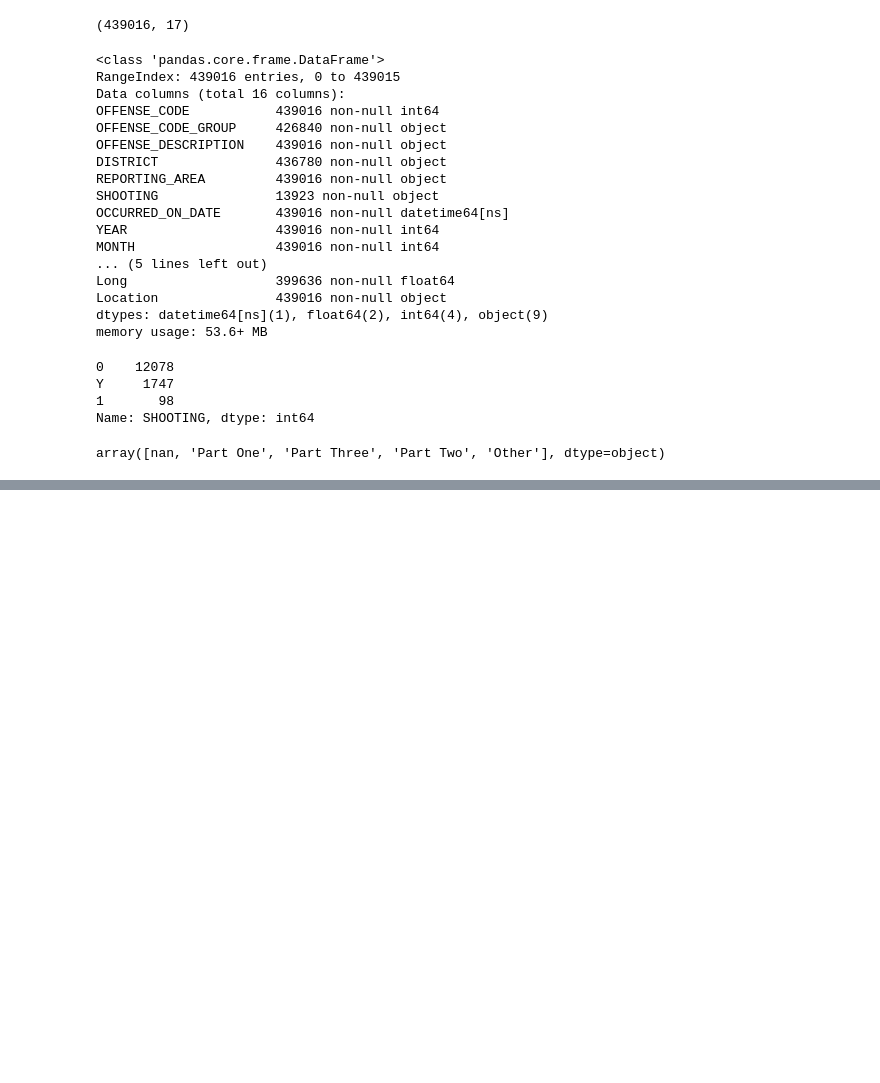
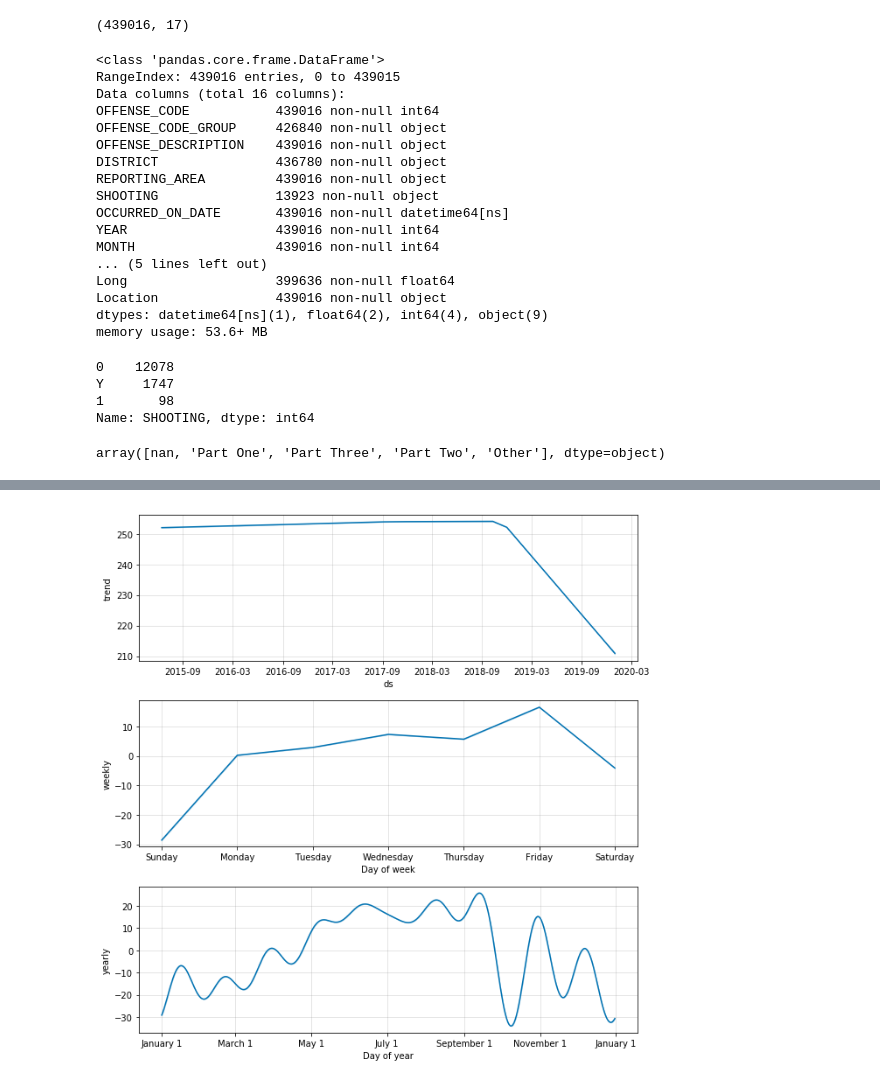
Before and after one commit to JanAdamiak/data_science_portfolio, a Jupyter notebook: Boston_crime_rate/Fast_cleanup.ipynb, the cells around one changed output, grey strips where cells are left out. Cells and saved outputs as stored; diff of their text form; code cells hidden in the pictures; blank space fills up the shorter version.

```diff
--- a/Boston_crime_rate/Fast_cleanup.ipynb
+++ b/Boston_crime_rate/Fast_cleanup.ipynb
@@ -103,0 +156,4 @@ df.to_csv('C:\\Users\\Jan\\Desktop\\Projects\\Boston_crimes\\Boston_crimes_clean
+# %%
+ax1 = daily_model.plot_components(forecast_data)
+# %% [output]
+[figure, added]
```
Also changed, not shown: parts of 18 cells of this notebook.
